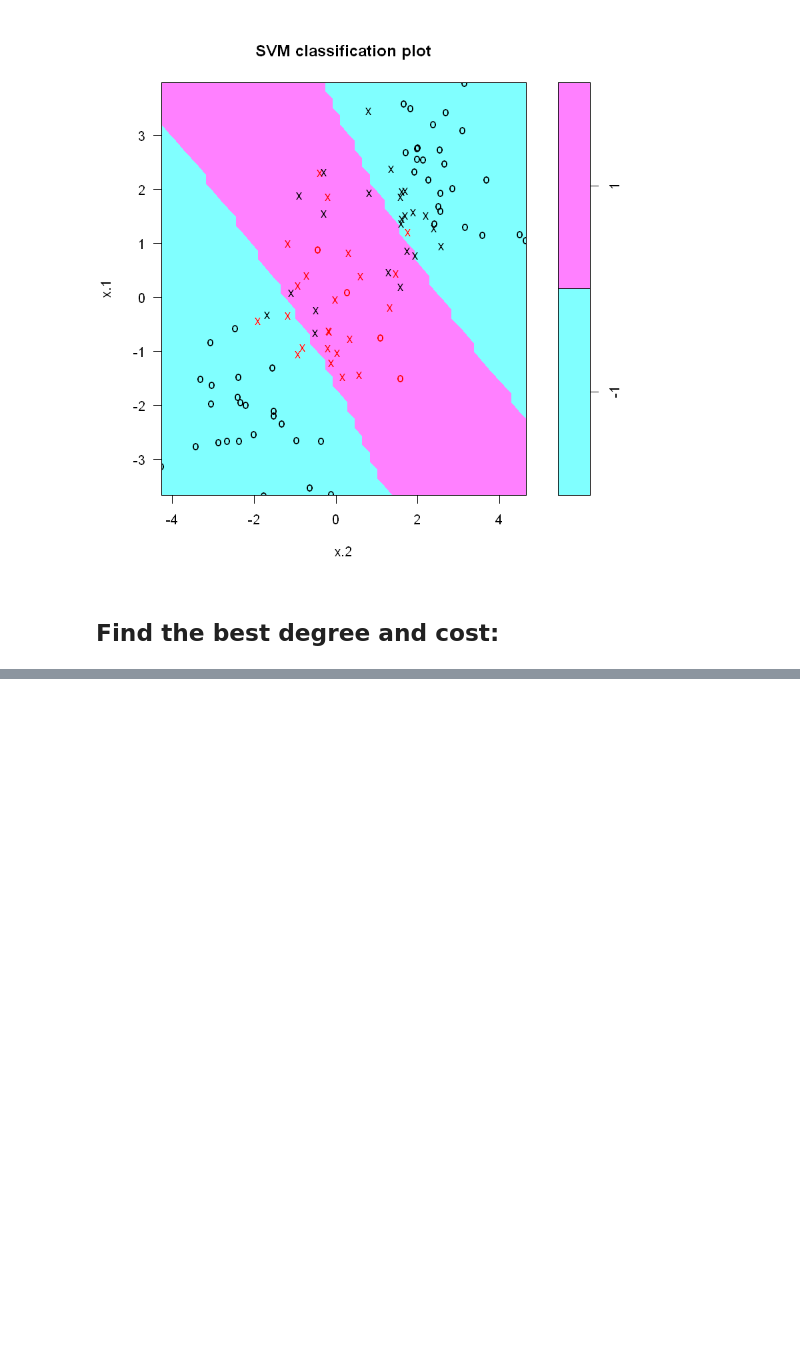
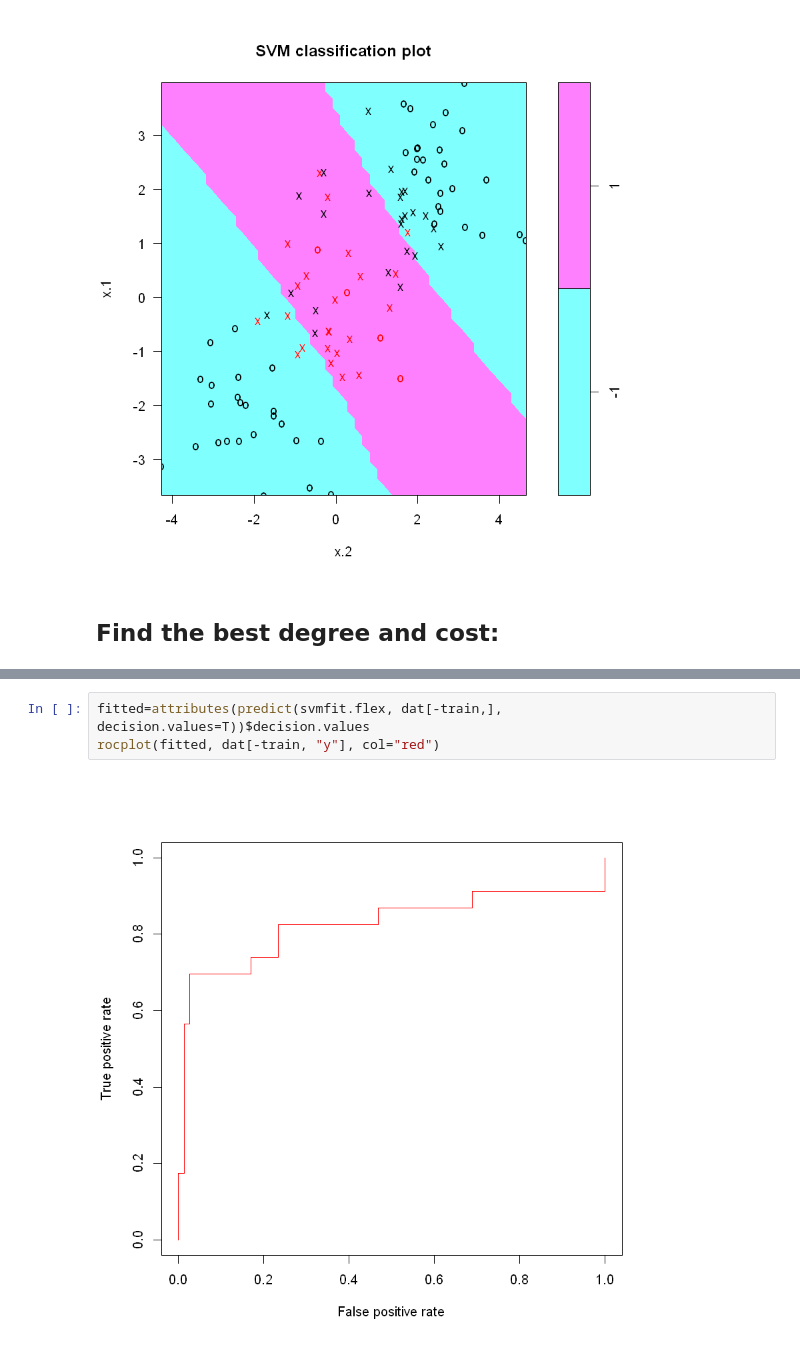
Before and after one commit to Hanel32/Data_Mining_Text_Analysis, a Jupyter notebook: 9. SVM Notebook.ipynb, the cells around one changed output, grey strips where cells are left out. Drawn from its saved outputs; the diff is of its cells as text; blank space fills up the shorter version.

```diff
--- a/9. SVM Notebook.ipynb
+++ b/9. SVM Notebook.ipynb
@@ -347,0 +395,5 @@ ERROR: Error in table(predict = ypred, truth = dat[-train, ]): all arguments mus
+# %%
+fitted=attributes(predict(svmfit.flex, dat[-train,], decision.values=T))$decision.values
+rocplot(fitted, dat[-train, "y"], col="red")
+# %% [output]
+[figure, added]
```
Also changed, not shown: parts of 28 cells of this notebook.
